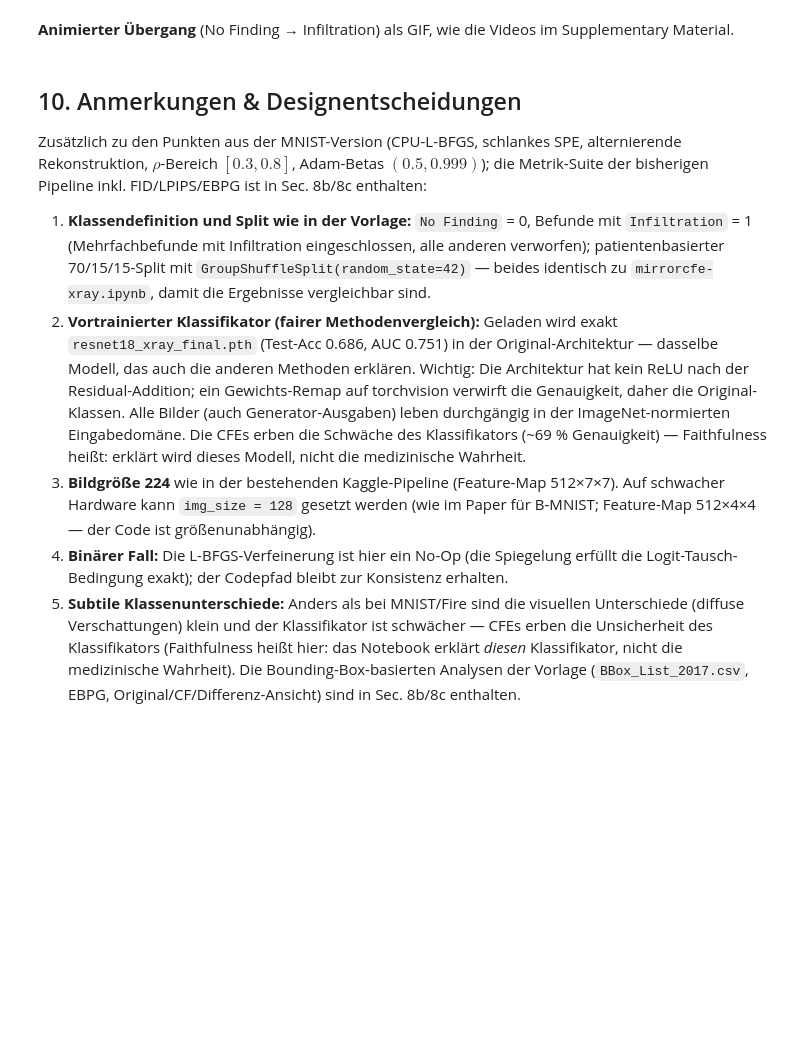
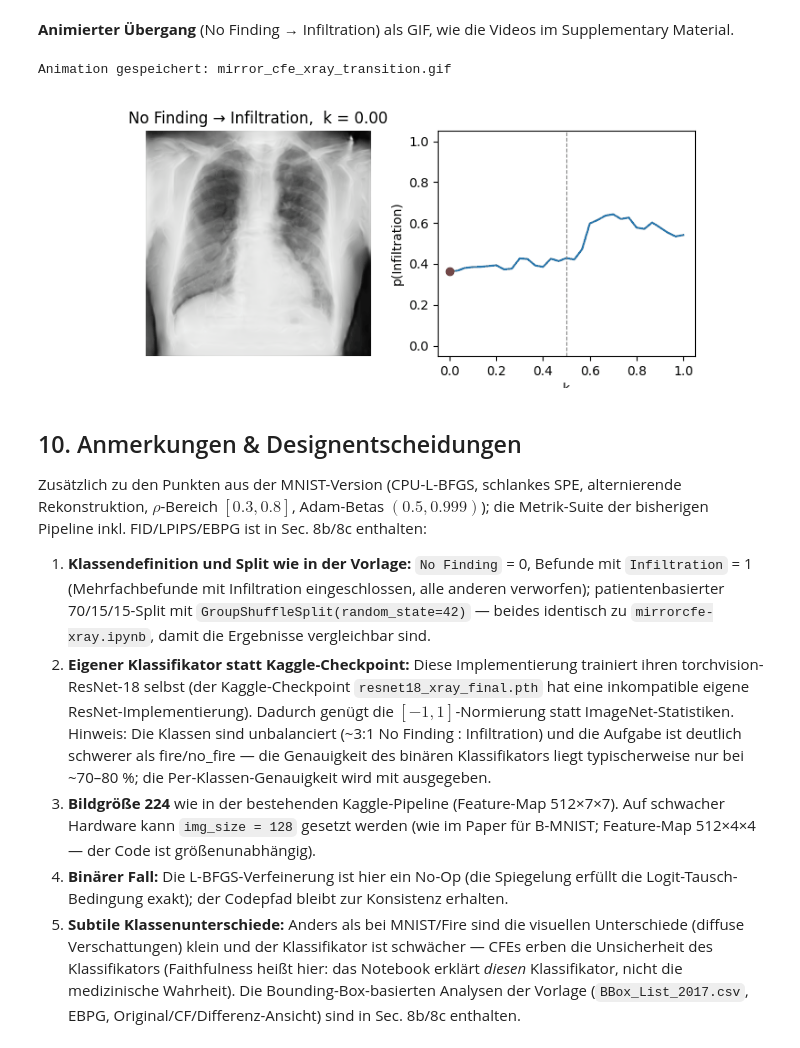
Before and after one commit to uulex/Explaining_Image_Classification, a Jupyter notebook: Counterfactuals/Mirror/Final/Mirror_CFE_XRay_PretrainedResNet.ipynb, the cells around one changed output. Saved outputs shown, nothing was run; the diff lists cells and outputs as text; code cells hidden in the pictures; blank space fills up the shorter version.

```diff
--- a/Counterfactuals/Mirror/Final/Mirror_CFE_XRay_PretrainedResNet.ipynb
+++ b/Counterfactuals/Mirror/Final/Mirror_CFE_XRay_PretrainedResNet.ipynb
@@ -1129,43 +1130,46 @@ from matplotlib.animation import FuncAnimation, PillowWriter
 
 x, s, t = vis[0]
 x_s = x.unsqueeze(0).to(device)
 y_s = torch.tensor([s], device=device)
 y_t = torch.tensor([t], device=device)
 ks_anim = np.linspace(0, 1, 31)
 outs, lat = mirror_generate(x_s, y_s, y_t, ks_anim)
 with torch.no_grad():
     confs = [torch.softmax(clf(o), 1)[0, t].item() for o in outs]
 
 fig, (ax_img, ax_plot) = plt.subplots(1, 2, figsize=(8, 3.2))
-im = ax_img.imshow(denorm01(outs[0])[0].permute(1, 2, 0).cpu().numpy())
+im = ax_img.imshow(((outs[0][0] * 0.5 + 0.5).clamp(0, 1)).permute(1, 2, 0).cpu().numpy())
 ax_img.axis('off')
 ax_plot.plot(ks_anim, confs, color='tab:blue')
 pt, = ax_plot.plot([], [], 'ro')
 ax_plot.axvline(0.5, color='gray', ls='--', lw=0.8)
 ax_plot.set_xlabel('k'); ax_plot.set_ylabel(f'p({CFG["class_names"][t]})')
 ax_plot.set_ylim(-0.05, 1.05)
 
 def update(i):
-    im.set_data(denorm01(outs[i])[0].permute(1, 2, 0).cpu().numpy())
+    im.set_data(((outs[i][0] * 0.5 + 0.5).clamp(0, 1)).permute(1, 2, 0).cpu().numpy())
     ax_img.set_title(f'{CFG["class_names"][s]} → {CFG["class_names"][t]},  k = {ks_anim[i]:.2f}')
     pt.set_data([ks_anim[i]], [confs[i]])
     return im, pt
 
 anim = FuncAnimation(fig, update, frames=len(ks_anim), interval=120)
-gif_path = 'mirror_cfe_xray_pretrained_transition.gif'
+gif_path = 'mirror_cfe_xray_transition.gif'
 anim.save(gif_path, writer=PillowWriter(fps=8))
 plt.close(fig)
 print(f'Animation gespeichert: {gif_path}')
 
 from IPython.display import Image as IPImage
 IPImage(gif_path)
+# %% [output]
+Animation gespeichert: mirror_cfe_xray_transition.gif
+[figure, added]
 # %% [markdown]
 ## 10. Anmerkungen & Designentscheidungen
 
 Zusätzlich zu den Punkten aus der MNIST-Version (CPU-L-BFGS, schlankes SPE, alternierende Rekonstruktion, $\rho$-Bereich $[0.3, 0.8]$, Adam-Betas $(0.5, 0.999)$); die Metrik-Suite der bisherigen Pipeline inkl. FID/LPIPS/EBPG ist in Sec. 8b/8c enthalten:
 
 1. **Klassendefinition und Split wie in der Vorlage:** `No Finding` = 0, Befunde mit `Infiltration` = 1 (Mehrfachbefunde mit Infiltration eingeschlossen, alle anderen verworfen); patientenbasierter 70/15/15-Split mit `GroupShuffleSplit(random_state=42)` — beides identisch zu `mirrorcfe-xray.ipynb`, damit die Ergebnisse vergleichbar sind.
-2. **Vortrainierter Klassifikator (fairer Methodenvergleich):** Geladen wird exakt `resnet18_xray_final.pth` (Test-Acc 0.686, AUC 0.751) in der Original-Architektur — dasselbe Modell, das auch die anderen Methoden erklären. Wichtig: Die Architektur hat kein ReLU nach der Residual-Addition; ein Gewichts-Remap auf torchvision verwirft die Genauigkeit, daher die Original-Klassen. Alle Bilder (auch Generator-Ausgaben) leben durchgängig in der ImageNet-normierten Eingabedomäne. Die CFEs erben die Schwäche des Klassifikators (~69 % Genauigkeit) — Faithfulness heißt: erklärt wird dieses Modell, nicht die medizinische Wahrheit.
+2. **Eigener Klassifikator statt Kaggle-Checkpoint:** Diese Implementierung trainiert ihren torchvision-ResNet-18 selbst (der Kaggle-Checkpoint `resnet18_xray_final.pth` hat eine inkompatible eigene ResNet-Implementierung). Dadurch genügt die $[-1,1]$-Normierung statt ImageNet-Statistiken. Hinweis: Die Klassen sind unbalanciert (~3:1 No Finding : Infiltration) und die Aufgabe ist deutlich schwerer als fire/no_fire — die Genauigkeit des binären Klassifikators liegt typischerweise nur bei ~70–80 %; die Per-Klassen-Genauigkeit wird mit ausgegeben.
 3. **Bildgröße 224** wie in der bestehenden Kaggle-Pipeline (Feature-Map 512×7×7). Auf schwacher Hardware kann `img_size = 128` gesetzt werden (wie im Paper für B-MNIST; Feature-Map 512×4×4 — der Code ist größenunabhängig).
 4. **Binärer Fall:** Die L-BFGS-Verfeinerung ist hier ein No-Op (die Spiegelung erfüllt die Logit-Tausch-Bedingung exakt); der Codepfad bleibt zur Konsistenz erhalten.
 5. **Subtile Klassenunterschiede:** Anders als bei MNIST/Fire sind die visuellen Unterschiede (diffuse Verschattungen) klein und der Klassifikator ist schwächer — CFEs erben die Unsicherheit des Klassifikators (Faithfulness heißt hier: das Notebook erklärt *diesen* Klassifikator, nicht die medizinische Wahrheit). Die Bounding-Box-basierten Analysen der Vorlage (`BBox_List_2017.csv`, EBPG, Original/CF/Differenz-Ansicht) sind in Sec. 8b/8c enthalten.
```
Also changed, not shown: parts of 23 cells of this notebook.
